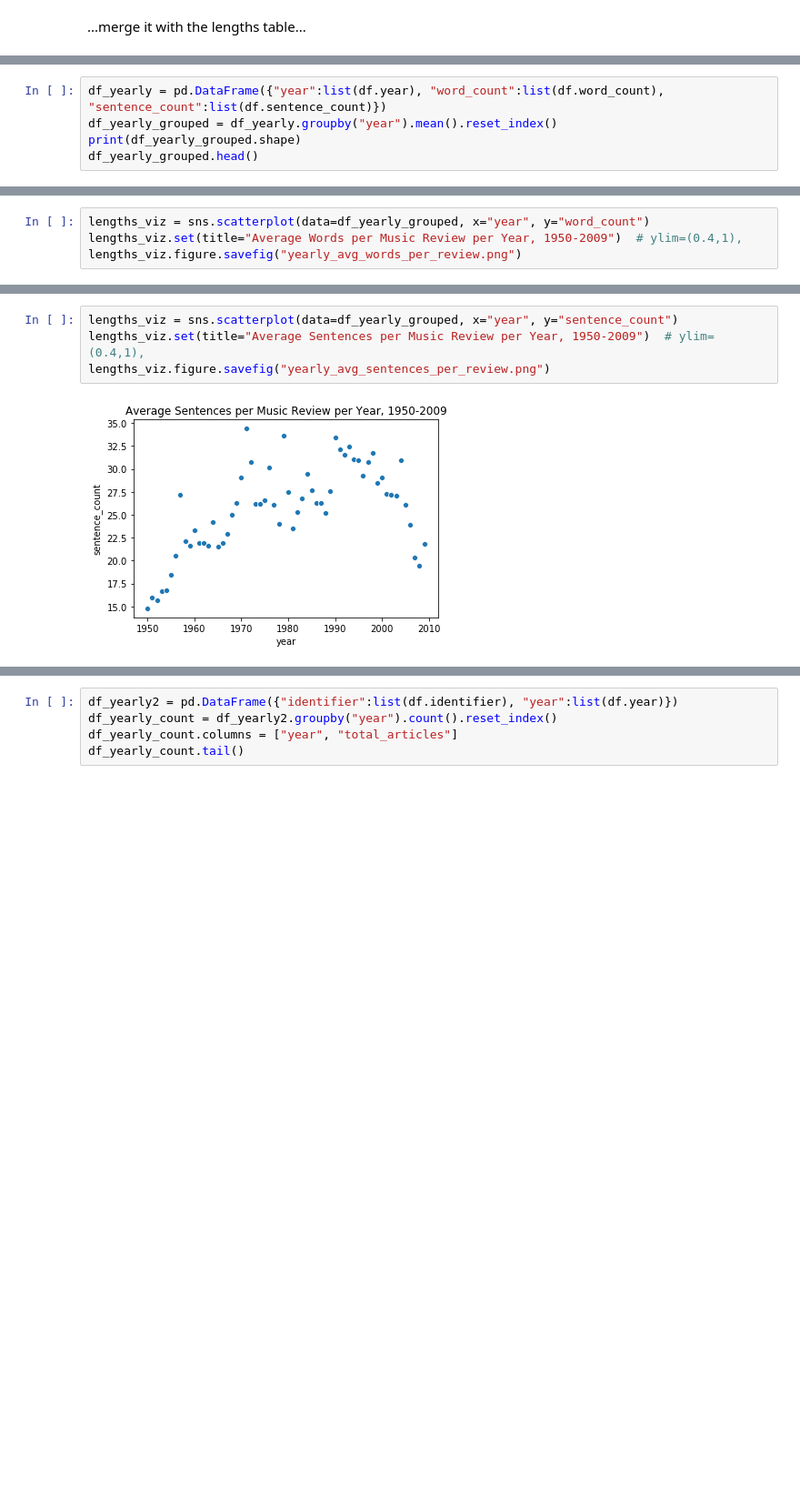
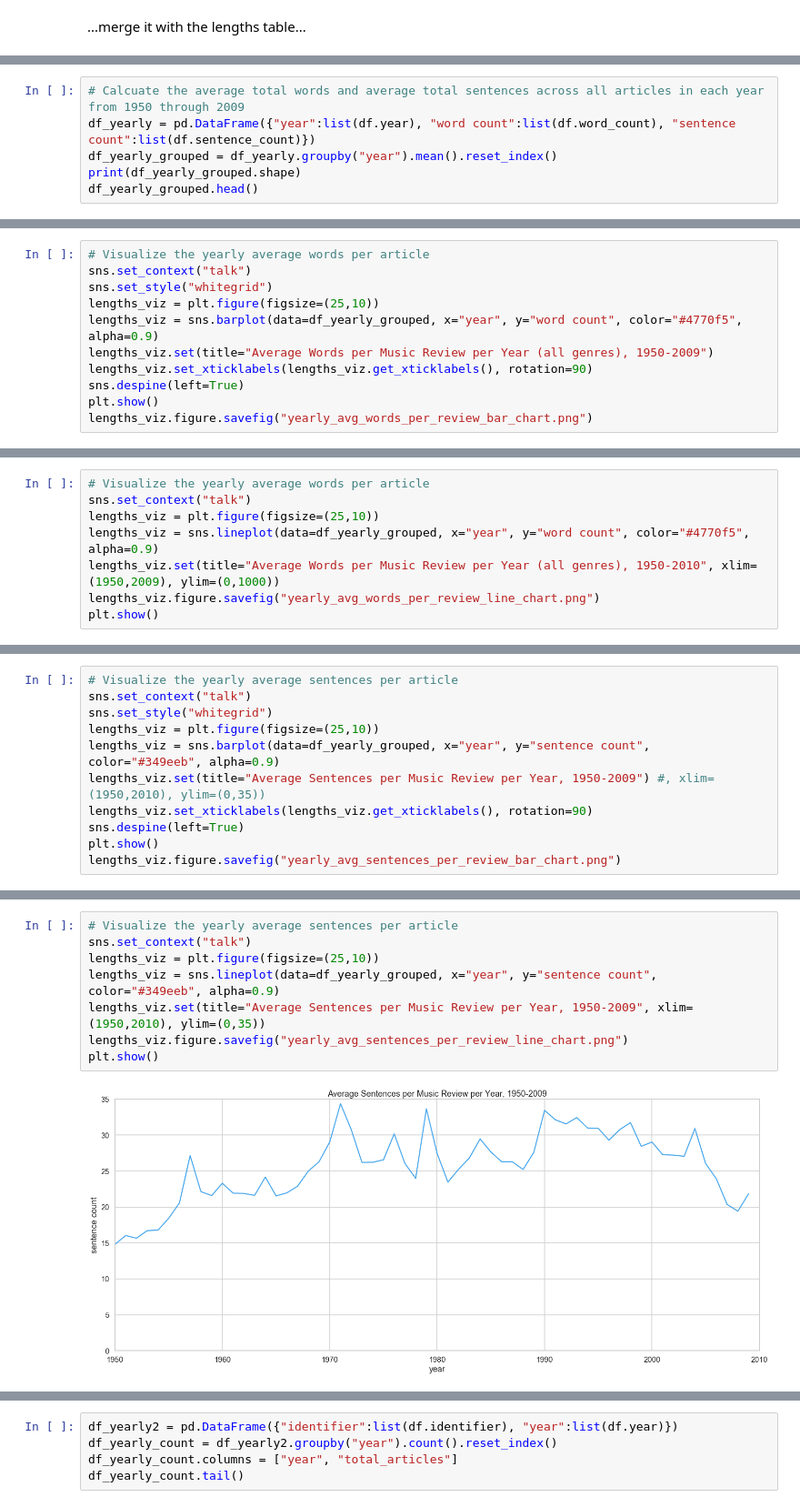
Before and after one commit to DCS-training/SentimentAnalysistimes, a Jupyter notebook: TimesMusicReviews2_CorpusViz.ipynb, the cells around one changed output, grey strips where cells are left out. Shown at 91% size. Drawn from its saved outputs; the diff is of its cells as text; blank space fills up the shorter version.

```diff
--- a/TimesMusicReviews2_CorpusViz.ipynb
+++ b/TimesMusicReviews2_CorpusViz.ipynb
@@ -162,5 +327,6 @@ df.head()
 # %%
-df_yearly = pd.DataFrame({"year":list(df.year), "word_count":list(df.word_count), "sentence_count":list(df.sentence_count)})
+# Calcuate the average total words and average total sentences across all articles in each year from 1950 through 2009
+df_yearly = pd.DataFrame({"year":list(df.year), "word count":list(df.word_count), "sentence count":list(df.sentence_count)})
 df_yearly_grouped = df_yearly.groupby("year").mean().reset_index()
 print(df_yearly_grouped.shape)
 df_yearly_grouped.head()
@@ -172,3 +338,14 @@ df_yearly_grouped.head()
 | 2 | 1952 | 476.099320 | 15.654422 |
 | 3 | 1953 | 521.763547 | 16.709360 |
 | 4 | 1954 | 519.183673 | 16.771909 |
+# %%
+# Visualize the yearly average words per article
+sns.set_context("talk")
+sns.set_style("whitegrid")
+lengths_viz = plt.figure(figsize=(25,10))
+lengths_viz = sns.barplot(data=df_yearly_grouped, x="year", y="word count", color="#4770f5", alpha=0.9)
+lengths_viz.set(title="Average Words per Music Review per Year (all genres), 1950-2009")
+lengths_viz.set_xticklabels(lengths_viz.get_xticklabels(), rotation=90)
+sns.despine(left=True)
+plt.show()
+lengths_viz.figure.savefig("yearly_avg_words_per_review_bar_chart.png")
@@ -175,5 +354,9 @@ df_yearly_grouped.head()
 # %%
-lengths_viz = sns.scatterplot(data=df_yearly_grouped, x="year", y="word_count")
-lengths_viz.set(title="Average Words per Music Review per Year, 1950-2009")  # ylim=(0.4,1),
-lengths_viz.figure.savefig("yearly_avg_words_per_review.png")
+# Visualize the yearly average words per article
+sns.set_context("talk")
+lengths_viz = plt.figure(figsize=(25,10))
+lengths_viz = sns.lineplot(data=df_yearly_grouped, x="year", y="word count", color="#4770f5", alpha=0.9)
+lengths_viz.set(title="Average Words per Music Review per Year (all genres), 1950-2010", xlim=(1950,2009), ylim=(0,1000))
+lengths_viz.figure.savefig("yearly_avg_words_per_review_line_chart.png")
+plt.show()
 # %% [output]
@@ -180,0 +364,11 @@ lengths_viz.figure.savefig("yearly_avg_words_per_review.png")
+# %%
+# Visualize the yearly average sentences per article
+sns.set_context("talk")
+sns.set_style("whitegrid")
+lengths_viz = plt.figure(figsize=(25,10))
+lengths_viz = sns.barplot(data=df_yearly_grouped, x="year", y="sentence count", color="#349eeb", alpha=0.9)
+lengths_viz.set(title="Average Sentences per Music Review per Year, 1950-2009") #, xlim=(1950,2010), ylim=(0,35))
+lengths_viz.set_xticklabels(lengths_viz.get_xticklabels(), rotation=90)
+sns.despine(left=True)
+plt.show()
+lengths_viz.figure.savefig("yearly_avg_sentences_per_review_bar_chart.png")
@@ -181,6 +377,10 @@ lengths_viz.figure.savefig("yearly_avg_words_per_review.png")
 # %%
-lengths_viz = sns.scatterplot(data=df_yearly_grouped, x="year", y="sentence_count")
-lengths_viz.set(title="Average Sentences per Music Review per Year, 1950-2009")  # ylim=(0.4,1),
-lengths_viz.figure.savefig("yearly_avg_sentences_per_review.png")
+# Visualize the yearly average sentences per article
+sns.set_context("talk")
+lengths_viz = plt.figure(figsize=(25,10))
+lengths_viz = sns.lineplot(data=df_yearly_grouped, x="year", y="sentence count", color="#349eeb", alpha=0.9)
+lengths_viz.set(title="Average Sentences per Music Review per Year, 1950-2009", xlim=(1950,2010), ylim=(0,35))
+lengths_viz.figure.savefig("yearly_avg_sentences_per_review_line_chart.png")
+plt.show()
 # %% [output]
-[figure, old version]
+[figure, new version]
```
Also changed, not shown: parts of 28 cells of this notebook, 14 other files.
